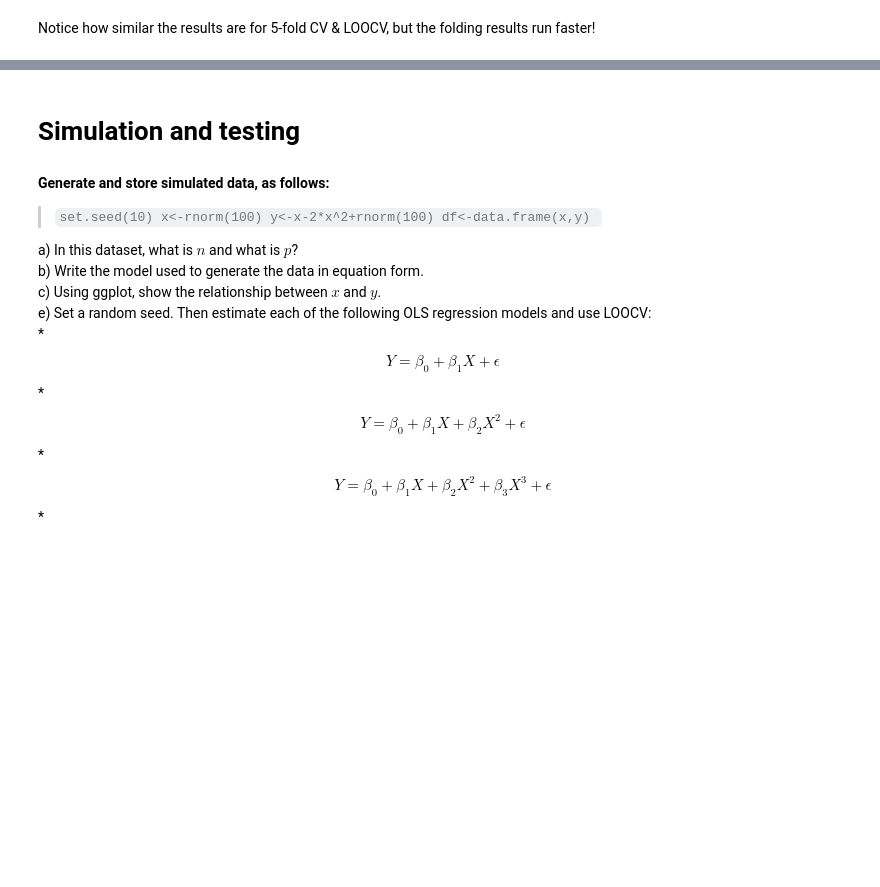
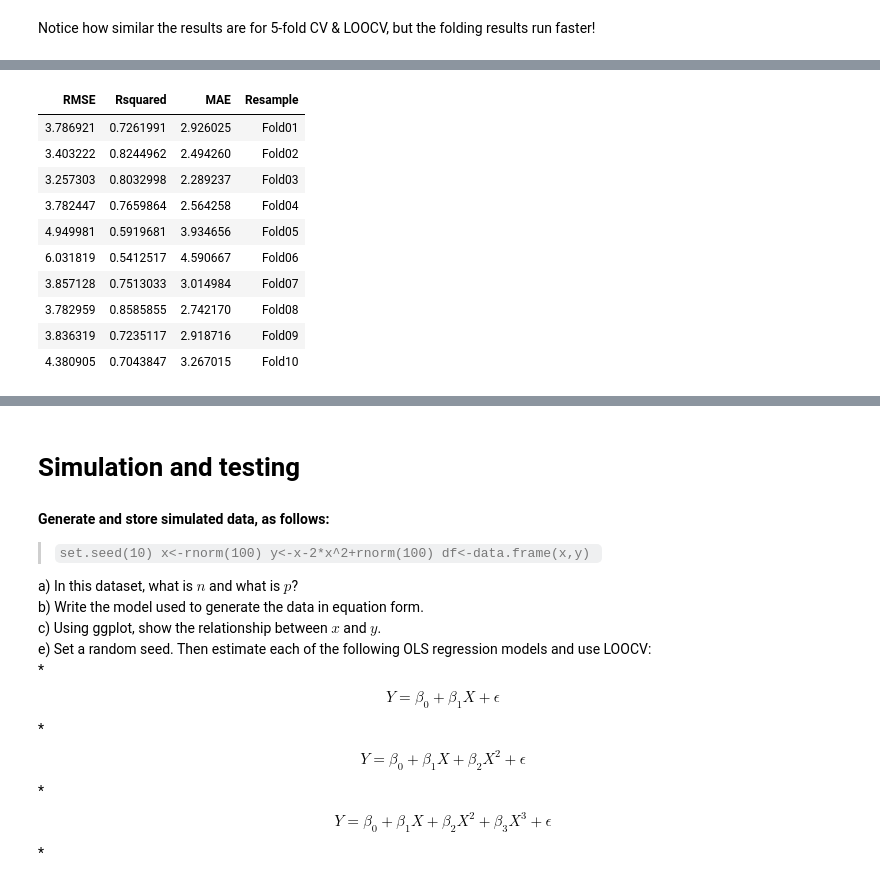
Before and after one commit to CoAxLab/DataSciencePsychNeuro, a Jupyter notebook: RecitationNotebooks/Recitation08_crossvalidation.ipynb, the cells around one changed output, grey strips where cells are left out. Cells and saved outputs as stored; diff of their text form; code cells hidden in the pictures; blank space fills up the shorter version.

```diff
--- a/RecitationNotebooks/Recitation08_crossvalidation.ipynb
+++ b/RecitationNotebooks/Recitation08_crossvalidation.ipynb
@@ -187,0 +275,14 @@ Notice how similar the results are for 5-fold CV & LOOCV, but the folding result
+# %%
+fit$resample #getting test fit statistics for each sample
+# %% [output]
+| RMSE | Rsquared | MAE | Resample |
+| 3.786921 | 0.7261991 | 2.926025 | Fold01 |
+| 3.403222 | 0.8244962 | 2.494260 | Fold02 |
+| 3.257303 | 0.8032998 | 2.289237 | Fold03 |
+| 3.782447 | 0.7659864 | 2.564258 | Fold04 |
+| 4.949981 | 0.5919681 | 3.934656 | Fold05 |
+| 6.031819 | 0.5412517 | 4.590667 | Fold06 |
+| 3.857128 | 0.7513033 | 3.014984 | Fold07 |
+| 3.782959 | 0.8585855 | 2.742170 | Fold08 |
+| 3.836319 | 0.7235117 | 2.918716 | Fold09 |
+| 4.380905 | 0.7043847 | 3.267015 | Fold10 |
```
Also changed, not shown: parts of 21 cells of this notebook.
